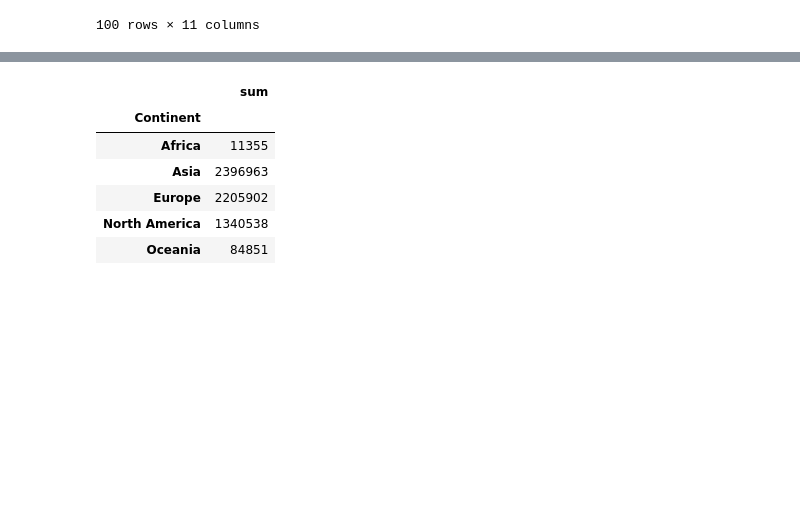
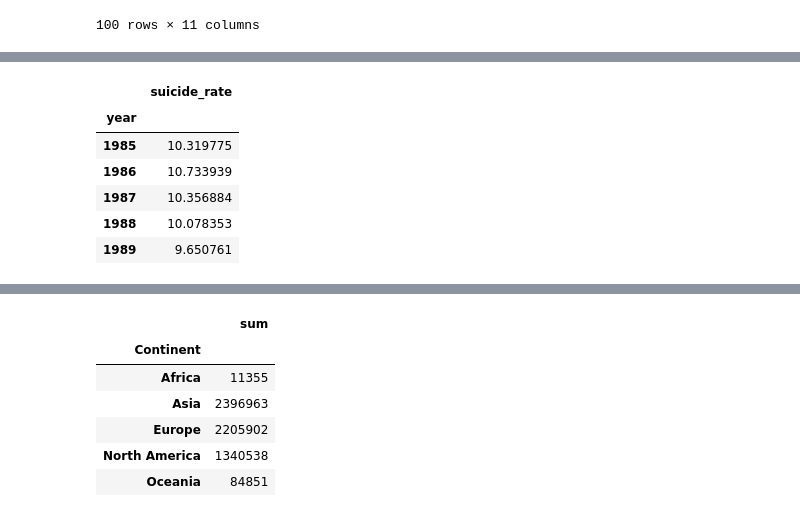
Before and after one commit to mguner-data/Global_Suicide_Data_Analysis, a Jupyter notebook: shanker_project_1.ipynb, the cells around one changed output, grey strips where cells are left out. Saved outputs shown, nothing was run; the diff lists cells and outputs as text; code cells hidden in the pictures; blank space fills up the shorter version.

```diff
--- a/shanker_project_1.ipynb
+++ b/shanker_project_1.ipynb
@@ -145,0 +202,10 @@ KeyError: 'country'
+# %%
+suicide_data.head()
+# %% [output]
+|  | suicide_rate |
+| year |  |
+| 1985 | 10.319775 |
+| 1986 | 10.733939 |
+| 1987 | 10.356884 |
+| 1988 | 10.078353 |
+| 1989 | 9.650761 |
```
Also changed, not shown: parts of 20 cells of this notebook, 1 other file.
